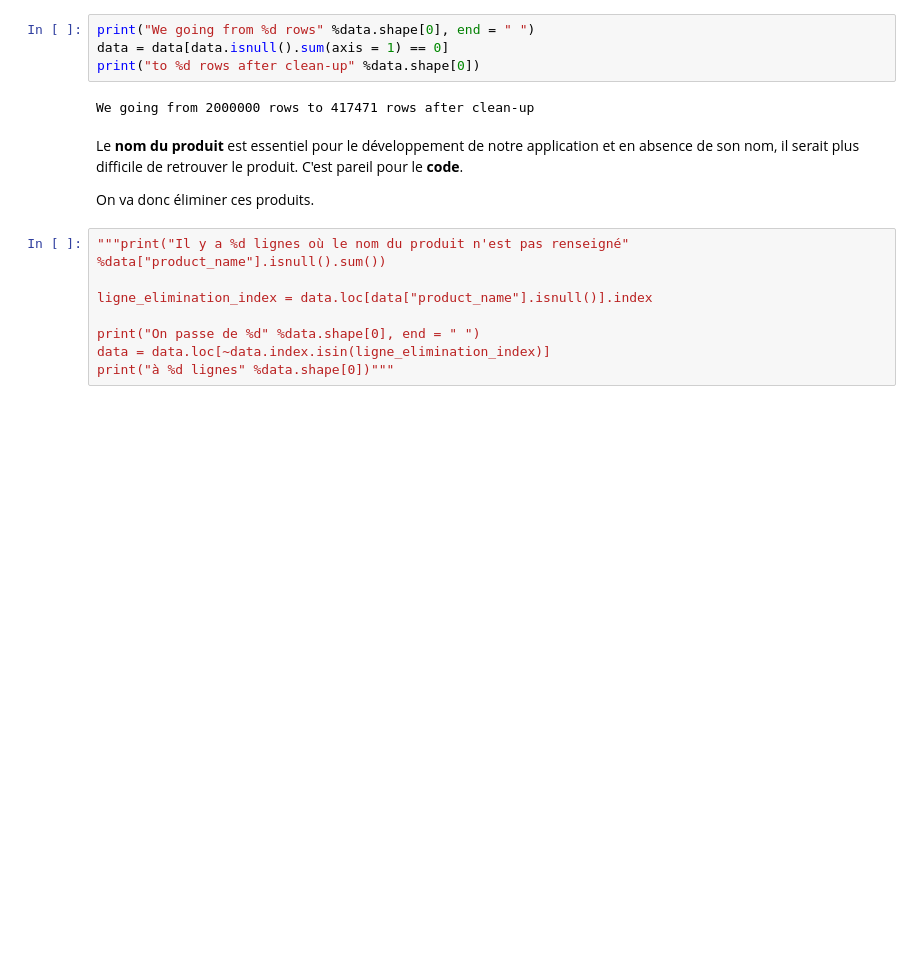
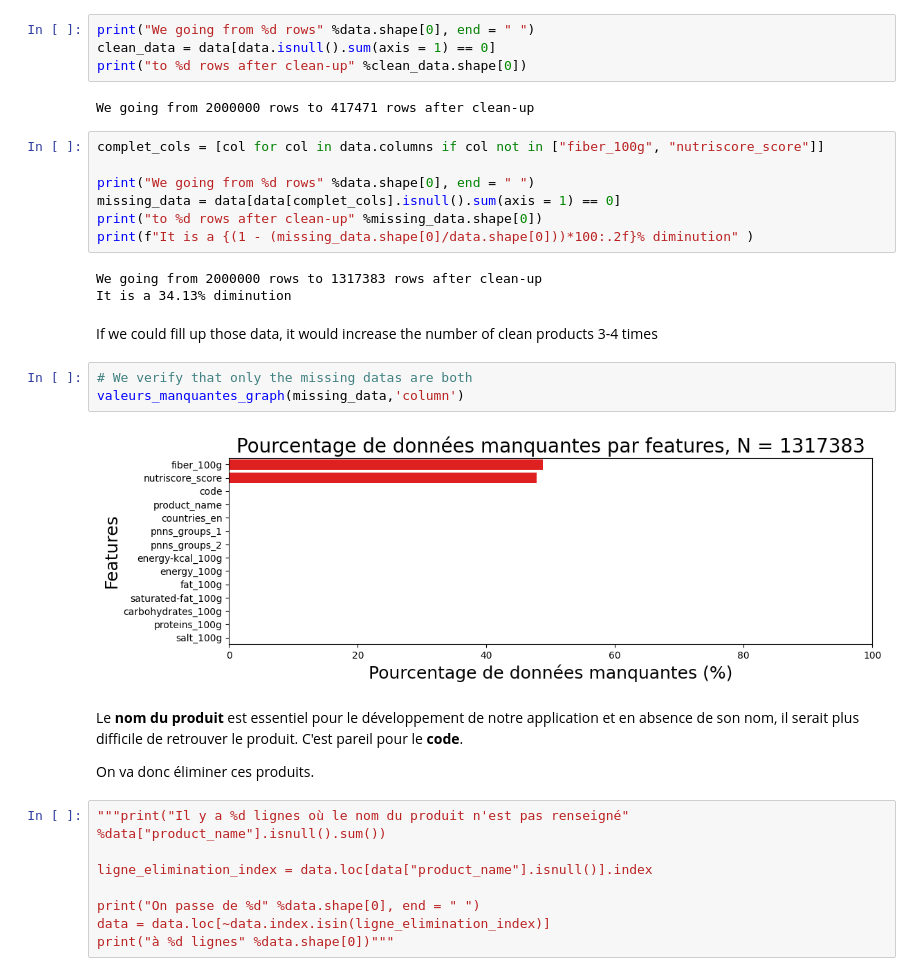
Before and after one commit to RubenHf/project_nutrition, a Jupyter notebook: notebooks/1_notebook_nettoyage_112023.ipynb, the cells around one changed output. Saved outputs shown, nothing was run; the diff lists cells and outputs as text; blank space fills up the shorter version.

```diff
--- a/notebooks/1_notebook_nettoyage_112023.ipynb
+++ b/notebooks/1_notebook_nettoyage_112023.ipynb
@@ -457,9 +463,26 @@ We will only keep for now completed products
 # %%
 print("We going from %d rows" %data.shape[0], end = " ")
-data = data[data.isnull().sum(axis = 1) == 0]
-print("to %d rows after clean-up" %data.shape[0])
+clean_data = data[data.isnull().sum(axis = 1) == 0]
+print("to %d rows after clean-up" %clean_data.shape[0])
 # %% [output]
 We going from 2000000 rows to 417471 rows after clean-up
+# %%
+complet_cols = [col for col in data.columns if col not in ["fiber_100g", "nutriscore_score"]]
+
+print("We going from %d rows" %data.shape[0], end = " ")
+missing_data = data[data[complet_cols].isnull().sum(axis = 1) == 0]
+print("to %d rows after clean-up" %missing_data.shape[0])
+print(f"It is a {(1 - (missing_data.shape[0]/data.shape[0]))*100:.2f}% diminution" )
+# %% [output]
+We going from 2000000 rows to 1317383 rows after clean-up
+It is a 34.13% diminution
+# %% [markdown]
+If we could fill up those data, it would increase the number of clean products 3-4 times
+# %%
+# We verify that only the missing datas are both
+valeurs_manquantes_graph(missing_data,'column')
+# %% [output]
+[figure, added]
 # %% [markdown]
 Le **nom du produit** est essentiel pour le développement de notre application et en absence de son nom, il serait plus difficile de retrouver le produit. C'est pareil pour le **code**.
 
```
Also changed, not shown: parts of 61 cells of this notebook, 3 other files.
